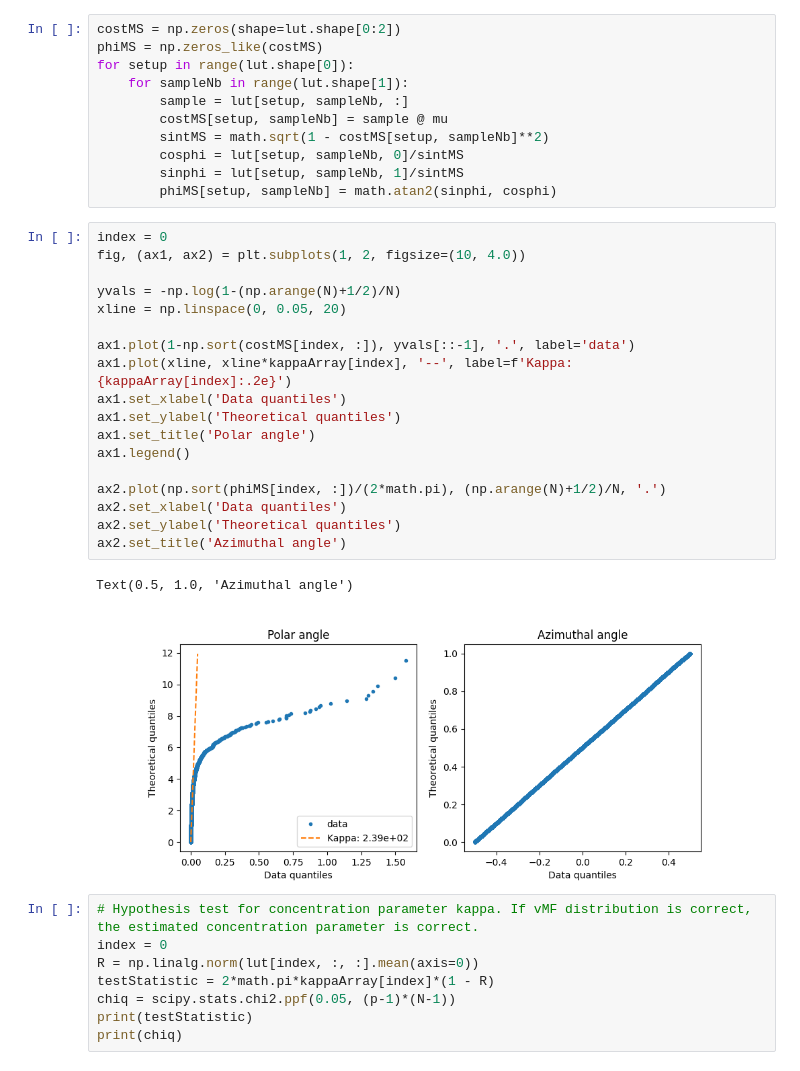
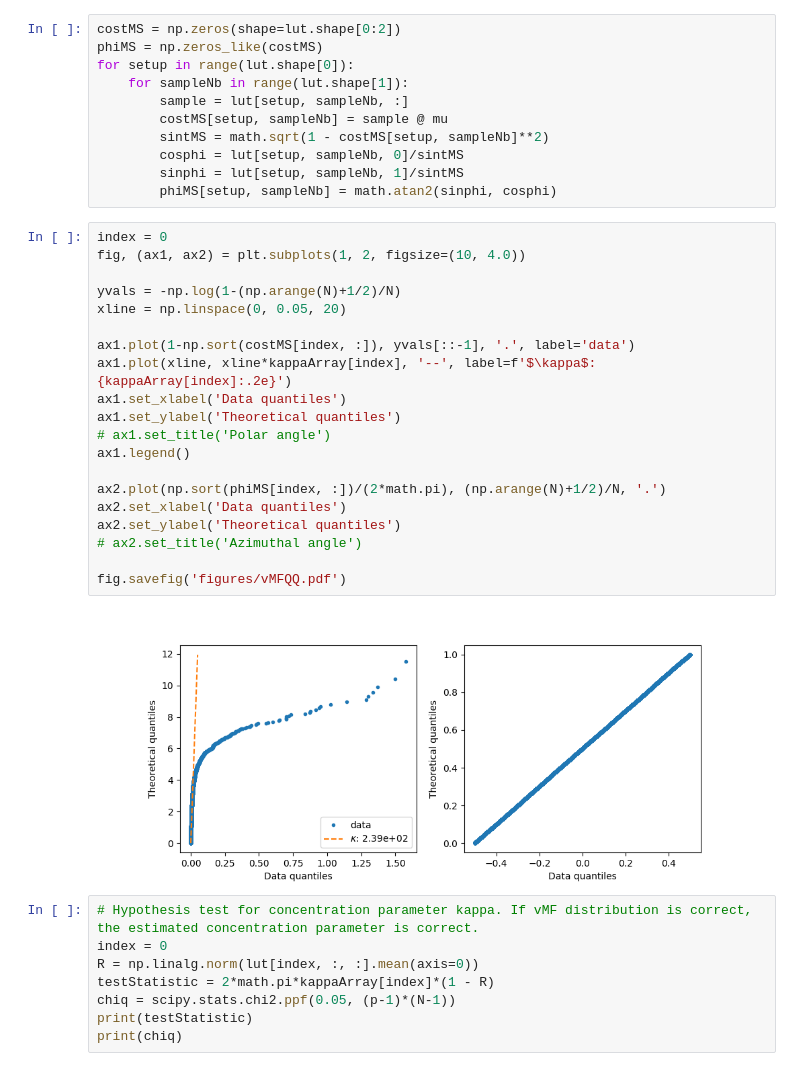
Before and after one commit to KlaasWillems/electronTransportCode, a Jupyter notebook: ms/velocityDist.ipynb, the cells around one changed output. Drawn from its saved outputs; the diff is of its cells as text.

Commit message:
More QQ plots

```diff
--- a/ms/velocityDist.ipynb
+++ b/ms/velocityDist.ipynb
@@ -89,24 +89,25 @@ for setup in range(lut.shape[0]):
 # %%
 index = 0
 fig, (ax1, ax2) = plt.subplots(1, 2, figsize=(10, 4.0))
 
 yvals = -np.log(1-(np.arange(N)+1/2)/N)
 xline = np.linspace(0, 0.05, 20)
 
 ax1.plot(1-np.sort(costMS[index, :]), yvals[::-1], '.', label='data')
-ax1.plot(xline, xline*kappaArray[index], '--', label=f'Kappa: {kappaArray[index]:.2e}')
+ax1.plot(xline, xline*kappaArray[index], '--', label=f'$\kappa$: {kappaArray[index]:.2e}')
 ax1.set_xlabel('Data quantiles')
 ax1.set_ylabel('Theoretical quantiles')
-ax1.set_title('Polar angle')
+# ax1.set_title('Polar angle')
 ax1.legend()
 
 ax2.plot(np.sort(phiMS[index, :])/(2*math.pi), (np.arange(N)+1/2)/N, '.')
 ax2.set_xlabel('Data quantiles')
 ax2.set_ylabel('Theoretical quantiles')
-ax2.set_title('Azimuthal angle')
+# ax2.set_title('Azimuthal angle')
+
+fig.savefig('figures/vMFQQ.pdf')
 # %% [output]
-Text(0.5, 1.0, 'Azimuthal angle')
-[figure, old version]
+[figure, new version]
 # %%
 # Hypothesis test for concentration parameter kappa. If vMF distribution is correct, the estimated concentration parameter is correct.
 index = 0
```
Also changed, not shown: parts of 3 cells of this notebook, 2 other files.
